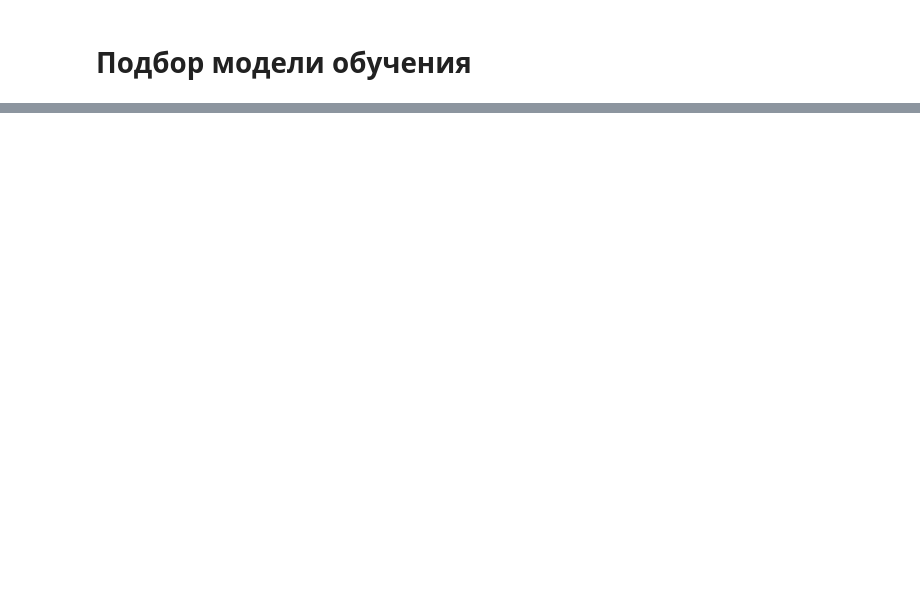
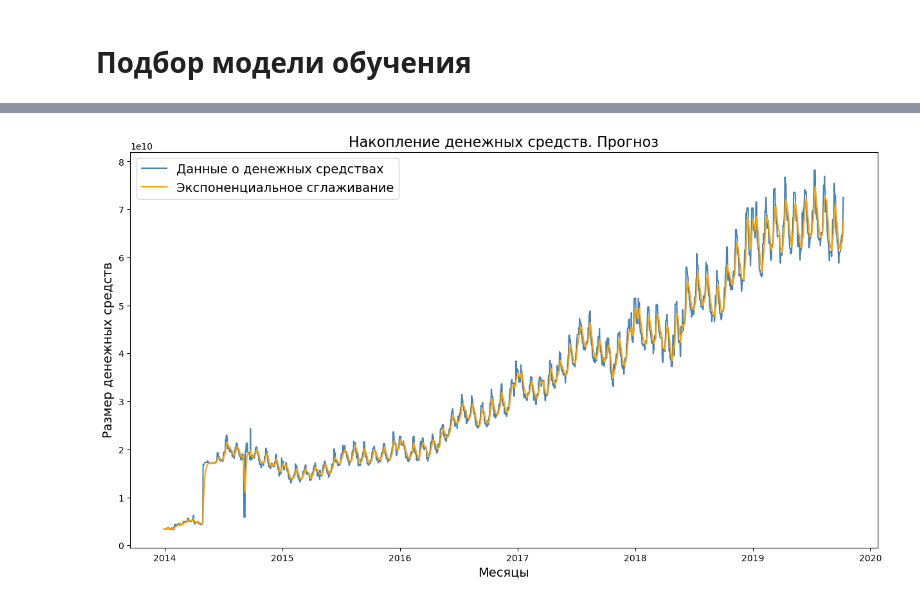
Before and after one commit to ShaidulinAndrew/pet_data_sber, a Jupyter notebook: internship_sber.ipynb, the cells around one changed output, grey strips where cells are left out. Drawn from its saved outputs; the diff is of its cells as text; code cells hidden in the pictures; blank space fills up the shorter version.

```diff
--- a/internship_sber.ipynb
+++ b/internship_sber.ipynb
@@ -277,0 +391,12 @@ plt.show()
+# %%
+alpha = 0.2
+
+# первое значение совпадает со значением временного ряда
+exp_smoothing = [data['VALUE'][0]]
+
+# в цикле for последовательно применяем формулу ко всем элементам ряда
+for i in range(1, len(data['VALUE'])):
+  exp_smoothing.append(alpha * data['VALUE'][i] + (1 - alpha) * exp_smoothing[i - 1])
+
+# выведем прогнозное значение +1 день
+exp_smoothing[-1]
@@ -277,0 +409,4 @@ plt.show()
+# %%
+# добавим кривую сглаживаия в качестве столбца в датафрейм
+data['Exp_smoothing'] = exp_smoothing
+data.tail(3)
@@ -277,0 +419,20 @@ plt.show()
+# %%
+# Задаем размер графика
+plt.figure(figsize=(15, 8))
+
+# График денежных средств
+plt.plot(data['VALUE'], label='Данные о денежных средствах', color='steelblue')
+plt.plot(data['Exp_smoothing'], label='Экспоненциальное сглаживание', color='orange')
+
+# Добавление легенды, ее положение на графике и размер шрифта
+plt.legend(title='', loc='upper left', fontsize=14)
+
+# Добавление подписей к осям и заголовков
+plt.ylabel('Размер денежных средств', fontsize=14)
+plt.xlabel('Месяцы', fontsize=14)
+plt.title('Накопление денежных средств. Прогноз', fontsize=16)
+
+# Отображение графика
+plt.show()
+# %% [output]
+[figure, added]
```
Also changed, not shown: parts of 35 cells of this notebook.
